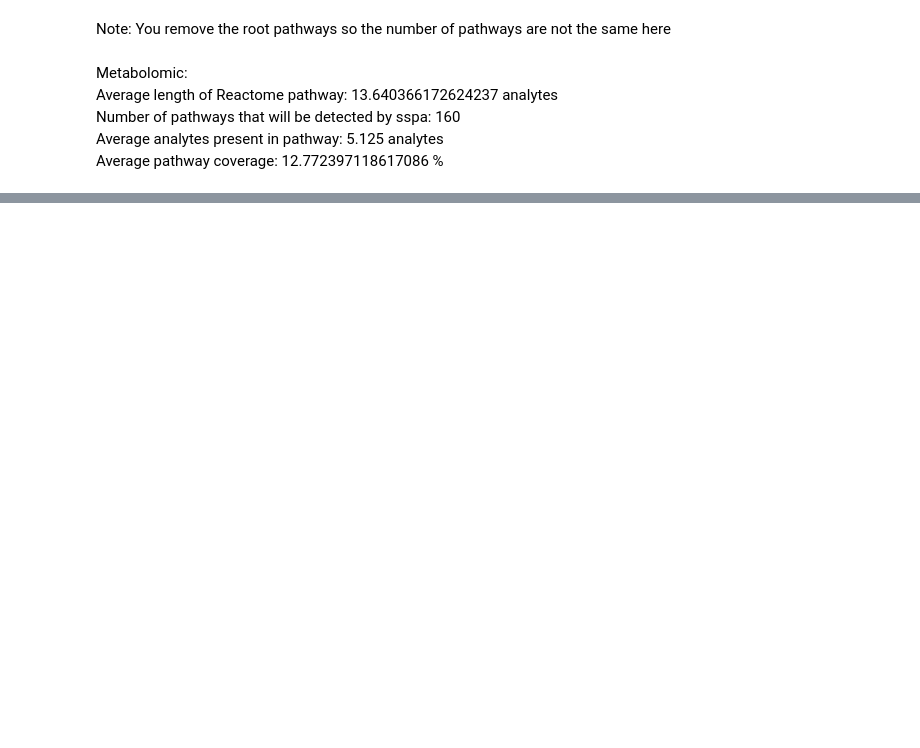
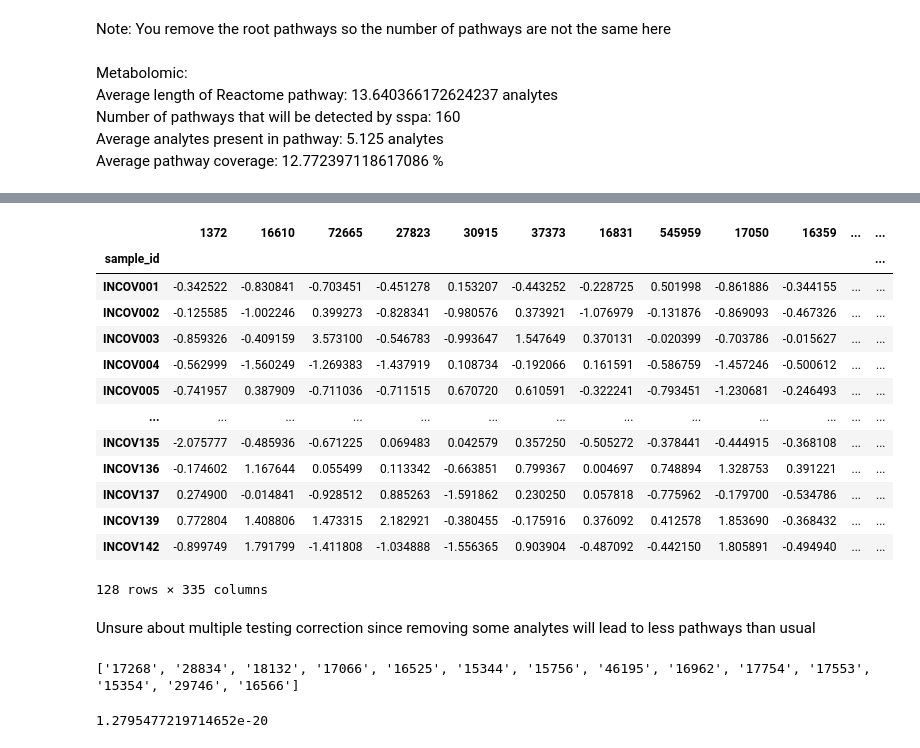
Before and after one commit to j-keung/multiomics-pathway-analysis, a Jupyter notebook: pathway_coverage.ipynb, the cells around one changed output, grey strips where cells are left out. Drawn from its saved outputs; the diff is of its cells as text; code cells hidden in the pictures; blank space fills up the shorter version.

```diff
--- a/pathway_coverage.ipynb
+++ b/pathway_coverage.ipynb
@@ -14,8 +16,5 @@ analytes_in_df = df.columns[:-2]
 # %%
-#Metabolomic:
-reactome_pathways = sspa.process_gmt("Data/Reactome_Homo_sapiens_pathways_compounds_R84.gmt")
-
-#Proteomic:
-#reactome_pathways = sspa.process_reactome('Homo sapiens', infile = 'Data/UniProt2Reactome_All_Levels.txt', download_latest = False, filepath = None)
-
-reactome_pathways
+#For proteomic:
+df = pd.read_csv('Data/Su_COVID_proteomics_processed_commoncases.csv', index_col=0)
+analytes_in_df = df.columns[:-2]
+reactome_pathways = sspa.process_reactome('Homo sapiens', infile = 'Data/UniProt2Reactome_All_Levels.txt', download_latest = False, filepath = None)
@@ -195,0 +384,38 @@ plt.ylabel('Count',fontsize=13) ;
+# %%
+df
+# %% [output]
+|  | 1372 | 16610 | 72665 | 27823 | 30915 | 37373 | 16831 | 545959 | 17050 | 16359 | ... | ... |
+| sample_id |  |  |  |  |  |  |  |  |  |  |  | ... |
+| INCOV001 | -0.342522 | -0.830841 | -0.703451 | -0.451278 | 0.153207 | -0.443252 | -0.228725 | 0.501998 | -0.861886 | -0.344155 | ... | ... |
+| INCOV002 | -0.125585 | -1.002246 | 0.399273 | -0.828341 | -0.980576 | 0.373921 | -1.076979 | -0.131876 | -0.869093 | -0.467326 | ... | ... |
+| INCOV003 | -0.859326 | -0.409159 | 3.573100 | -0.546783 | -0.993647 | 1.547649 | 0.370131 | -0.020399 | -0.703786 | -0.015627 | ... | ... |
+| INCOV004 | -0.562999 | -1.560249 | -1.269383 | -1.437919 | 0.108734 | -0.192066 | 0.161591 | -0.586759 | -1.457246 | -0.500612 | ... | ... |
+| INCOV005 | -0.741957 | 0.387909 | -0.711036 | -0.711515 | 0.670720 | 0.610591 | -0.322241 | -0.793451 | -1.230681 | -0.246493 | ... | ... |
+| ... | ... | ... | ... | ... | ... | ... | ... | ... | ... | ... | ... | ... |
+| INCOV135 | -2.075777 | -0.485936 | -0.671225 | 0.069483 | 0.042579 | 0.357250 | -0.505272 | -0.378441 | -0.444915 | -0.368108 | ... | ... |
+| INCOV136 | -0.174602 | 1.167644 | 0.055499 | 0.113342 | -0.663851 | 0.799367 | 0.004697 | 0.748894 | 1.328753 | 0.391221 | ... | ... |
+| INCOV137 | 0.274900 | -0.014841 | -0.928512 | 0.885263 | -1.591862 | 0.230250 | 0.057818 | -0.775962 | -0.179700 | -0.534786 | ... | ... |
+| INCOV139 | 0.772804 | 1.408806 | 1.473315 | 2.182921 | -0.380455 | -0.175916 | 0.376092 | 0.412578 | 1.853690 | -0.368432 | ... | ... |
+| INCOV142 | -0.899749 | 1.791799 | -1.411808 | -1.034888 | -1.556365 | 0.903904 | -0.487092 | -0.442150 | 1.805891 | -0.494940 | ... | ... |
+128 rows × 335 columns
+# %% [markdown]
+Unsure about multiple testing correction since removing some analytes will lead to less pathways than usual
+# %%
+
+df = pd.read_csv('Data/Su_COVID_metabolomics_processed_commoncases.csv', index_col=0)
+reactome_pathways = sspa.process_gmt("Data/Reactome_Homo_sapiens_pathways_compounds_R84.gmt")
+random.shuffle(metabolites_in_pathway)
+metabolites_in_pathway_subset = metabolites_in_pathway[:-4]
+print(metabolites_in_pathway_subset)
+df_subset = df.drop(columns = list(set(metabolites_in_pathway_subset) & set(df.columns)))
+
+kpca_scores = sspa.sspa_kpca(df_subset, reactome_pathways)
+kpca_scores = kpca_scores.drop(columns = list(set(root_pathway_names) & set(kpca_scores.columns))) #using Sara's code to drop root pathways
+
+spearman_results = scipy.stats.spearmanr(kpca_scores.loc[:,["R-HSA-556833","R-HSA-196854"]])
+squared_spearman_coef = np.square(spearman_results[1]) #correlation coefficients (spearman_results[1] gives the p-values)
+
+squared_spearman_coef
+# %% [output]
+['17268', '28834', '18132', '17066', '16525', '15344', '15756', '46195', '16962', '17754', '17553', '15354', '29746', '16566']
+1.2795477219714652e-20
```
Also changed, not shown: parts of 40 cells of this notebook, 1 other file.
